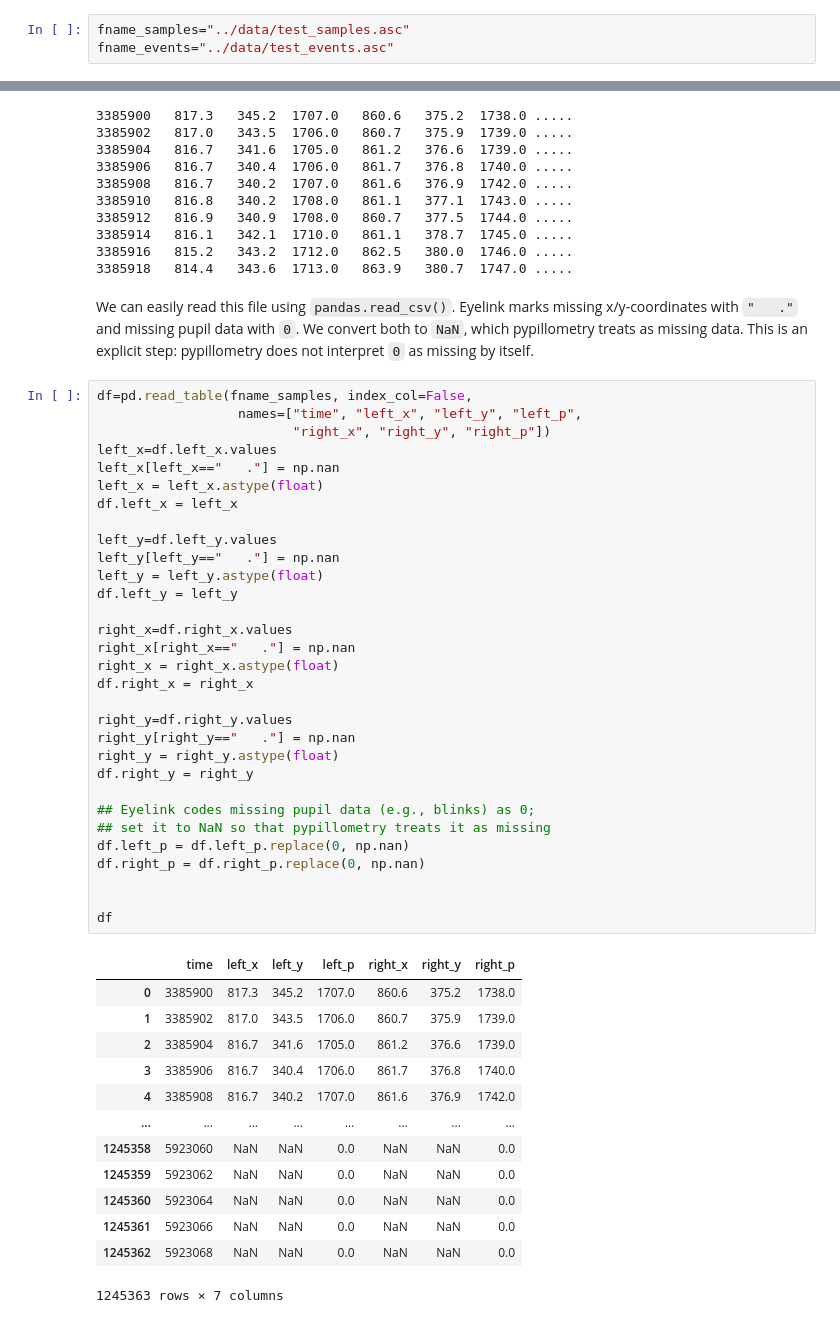
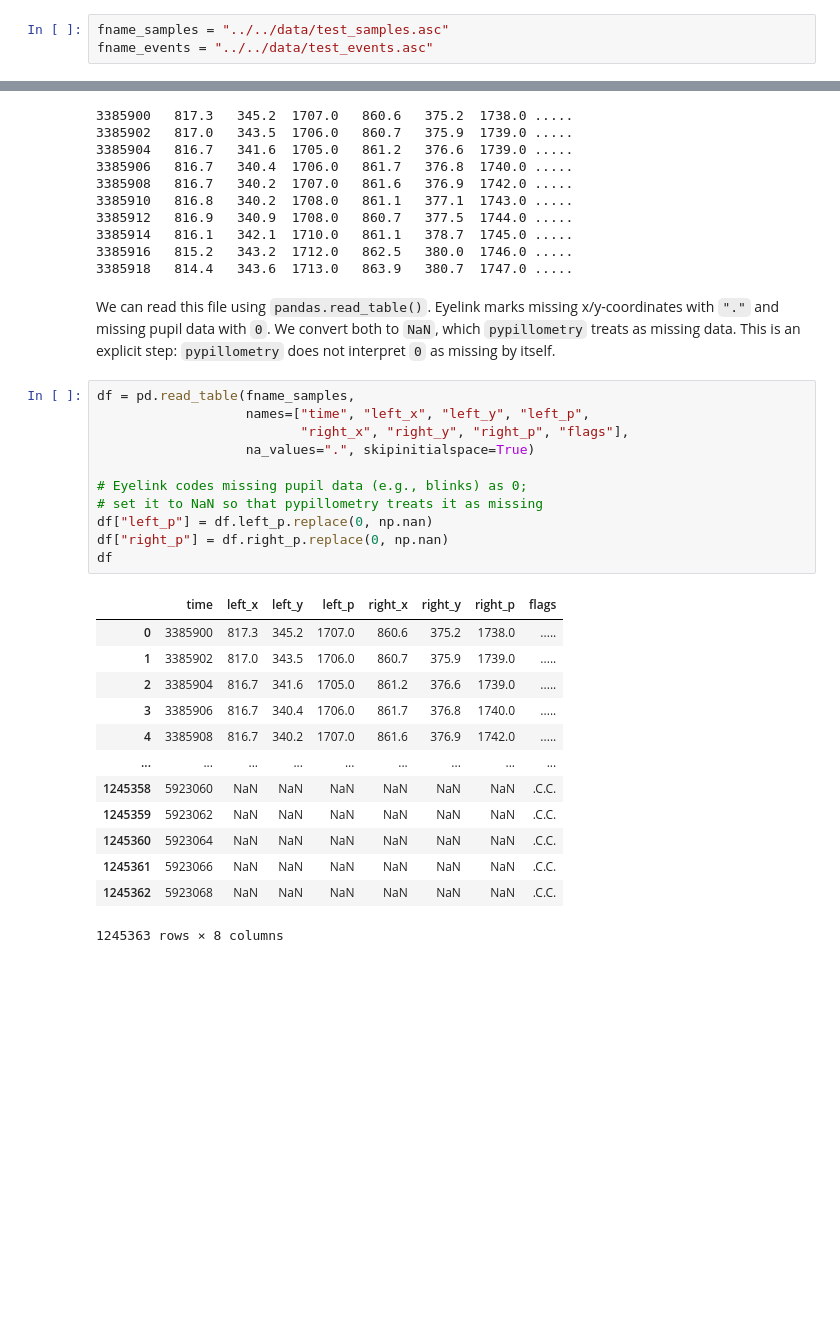
Before and after one commit to ihrke/pypillometry, a Jupyter notebook: docs/notebooks/importdata_asc.ipynb, the cells around one changed output, grey strips where cells are left out. Cells and saved outputs as stored; diff of their text form; blank space fills up the shorter version.

Commit message:
Update the ASC import notebook: simpler parsing of the samples file, new paths, and no write into the tracked data folder.

```diff
--- a/docs/notebooks/importdata_asc.ipynb
+++ b/docs/notebooks/importdata_asc.ipynb
@@ -37,6 +37,6 @@ Converted successfully: 37139 events, 0 samples, 6 blocks.
 # %% [markdown]
 This results in two files, one containing all the samples and one all the recorded events.
 # %%
-fname_samples="../data/test_samples.asc"
-fname_events="../data/test_events.asc"
+fname_samples = "../../data/test_samples.asc"
+fname_events = "../../data/test_events.asc"
 # %% [markdown]
@@ -55,50 +55,30 @@ The samples-files contains a large table containing the timestamp, x/y-coordinat
 3385916   815.2   343.2  1712.0   862.5   380.0  1746.0 .....
 3385918   814.4   343.6  1713.0   863.9   380.7  1747.0 .....
 # %% [markdown]
-We can easily read this file using `pandas.read_csv()`. Eyelink marks missing x/y-coordinates with `"   ."` and missing pupil data with `0`. We convert both to `NaN`, which pypillometry treats as missing data. This is an explicit step: pypillometry does not interpret `0` as missing by itself.
+We can read this file using `pandas.read_table()`. Eyelink marks missing x/y-coordinates with `"."` and missing pupil data with `0`. We convert both to `NaN`, which `pypillometry` treats as missing data. This is an explicit step: `pypillometry` does not interpret `0` as missing by itself.
 # %%
-df=pd.read_table(fname_samples, index_col=False,
-                  names=["time", "left_x", "left_y", "left_p",
-                         "right_x", "right_y", "right_p"])
-left_x=df.left_x.values
-left_x[left_x=="   ."] = np.nan
-left_x = left_x.astype(float)
-df.left_x = left_x
+df = pd.read_table(fname_samples,
+                   names=["time", "left_x", "left_y", "left_p",
+                          "right_x", "right_y", "right_p", "flags"],
+                   na_values=".", skipinitialspace=True)
 
-left_y=df.left_y.values
-left_y[left_y=="   ."] = np.nan
-left_y = left_y.astype(float)
-df.left_y = left_y
-
-right_x=df.right_x.values
-right_x[right_x=="   ."] = np.nan
-right_x = right_x.astype(float)
-df.right_x = right_x
-
-right_y=df.right_y.values
-right_y[right_y=="   ."] = np.nan
-right_y = right_y.astype(float)
-df.right_y = right_y
-
-## Eyelink codes missing pupil data (e.g., blinks) as 0;
-## set it to NaN so that pypillometry treats it as missing
-df.left_p = df.left_p.replace(0, np.nan)
-df.right_p = df.right_p.replace(0, np.nan)
-
-
+# Eyelink codes missing pupil data (e.g., blinks) as 0;
+# set it to NaN so that pypillometry treats it as missing
+df["left_p"] = df.left_p.replace(0, np.nan)
+df["right_p"] = df.right_p.replace(0, np.nan)
 df
 # %% [output]
-|  | time | left_x | left_y | left_p | right_x | right_y | right_p |
-| 0 | 3385900 | 817.3 | 345.2 | 1707.0 | 860.6 | 375.2 | 1738.0 |
-| 1 | 3385902 | 817.0 | 343.5 | 1706.0 | 860.7 | 375.9 | 1739.0 |
-| 2 | 3385904 | 816.7 | 341.6 | 1705.0 | 861.2 | 376.6 | 1739.0 |
-| 3 | 3385906 | 816.7 | 340.4 | 1706.0 | 861.7 | 376.8 | 1740.0 |
-| 4 | 3385908 | 816.7 | 340.2 | 1707.0 | 861.6 | 376.9 | 1742.0 |
-| ... | ... | ... | ... | ... | ... | ... | ... |
-| 1245358 | 5923060 | NaN | NaN | 0.0 | NaN | NaN | 0.0 |
-| 1245359 | 5923062 | NaN | NaN | 0.0 | NaN | NaN | 0.0 |
-| 1245360 | 5923064 | NaN | NaN | 0.0 | NaN | NaN | 0.0 |
-| 1245361 | 5923066 | NaN | NaN | 0.0 | NaN | NaN | 0.0 |
-| 1245362 | 5923068 | NaN | NaN | 0.0 | NaN | NaN | 0.0 |
+|  | time | left_x | left_y | left_p | right_x | right_y | right_p | flags |
+| 0 | 3385900 | 817.3 | 345.2 | 1707.0 | 860.6 | 375.2 | 1738.0 | ..... |
+| 1 | 3385902 | 817.0 | 343.5 | 1706.0 | 860.7 | 375.9 | 1739.0 | ..... |
+| 2 | 3385904 | 816.7 | 341.6 | 1705.0 | 861.2 | 376.6 | 1739.0 | ..... |
+| 3 | 3385906 | 816.7 | 340.4 | 1706.0 | 861.7 | 376.8 | 1740.0 | ..... |
+| 4 | 3385908 | 816.7 | 340.2 | 1707.0 | 861.6 | 376.9 | 1742.0 | ..... |
+| ... | ... | ... | ... | ... | ... | ... | ... | ... |
+| 1245358 | 5923060 | NaN | NaN | NaN | NaN | NaN | NaN | .C.C. |
+| 1245359 | 5923062 | NaN | NaN | NaN | NaN | NaN | NaN | .C.C. |
+| 1245360 | 5923064 | NaN | NaN | NaN | NaN | NaN | NaN | .C.C. |
+| 1245361 | 5923066 | NaN | NaN | NaN | NaN | NaN | NaN | .C.C. |
+| 1245362 | 5923068 | NaN | NaN | NaN | NaN | NaN | NaN | .C.C. |
-1245363 rows × 7 columns
+1245363 rows × 8 columns
 # %% [markdown]
```
Also changed, not shown: parts of 59 cells of this notebook.
